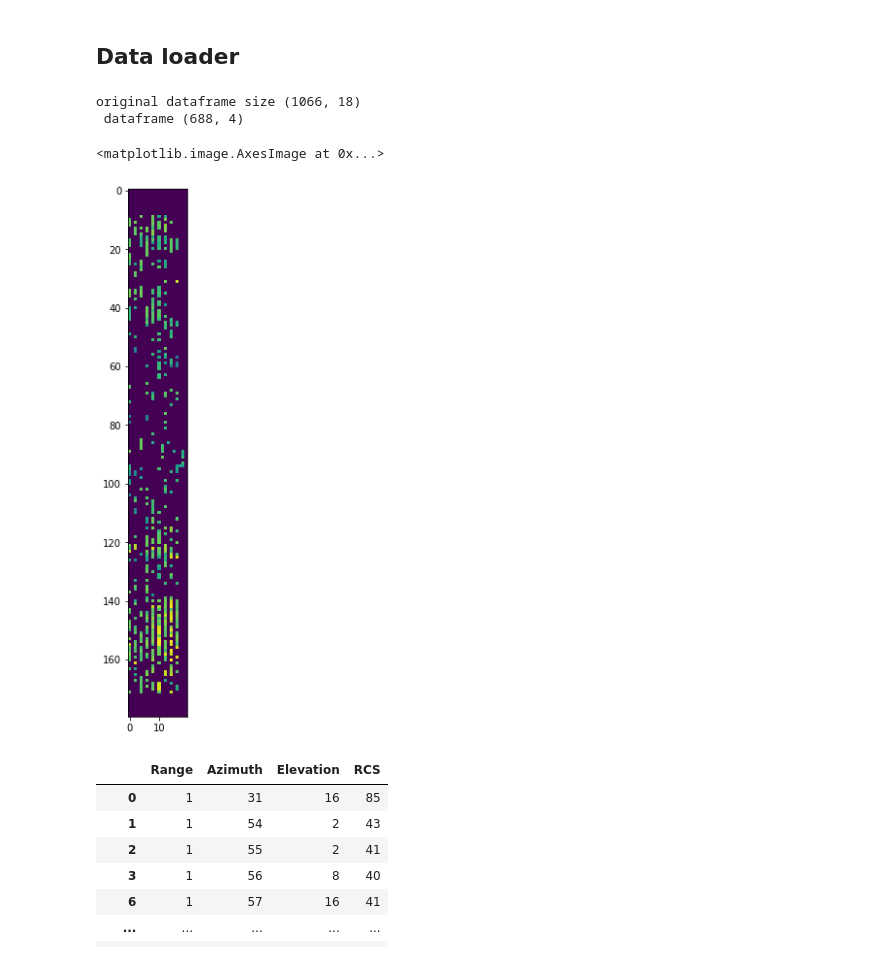
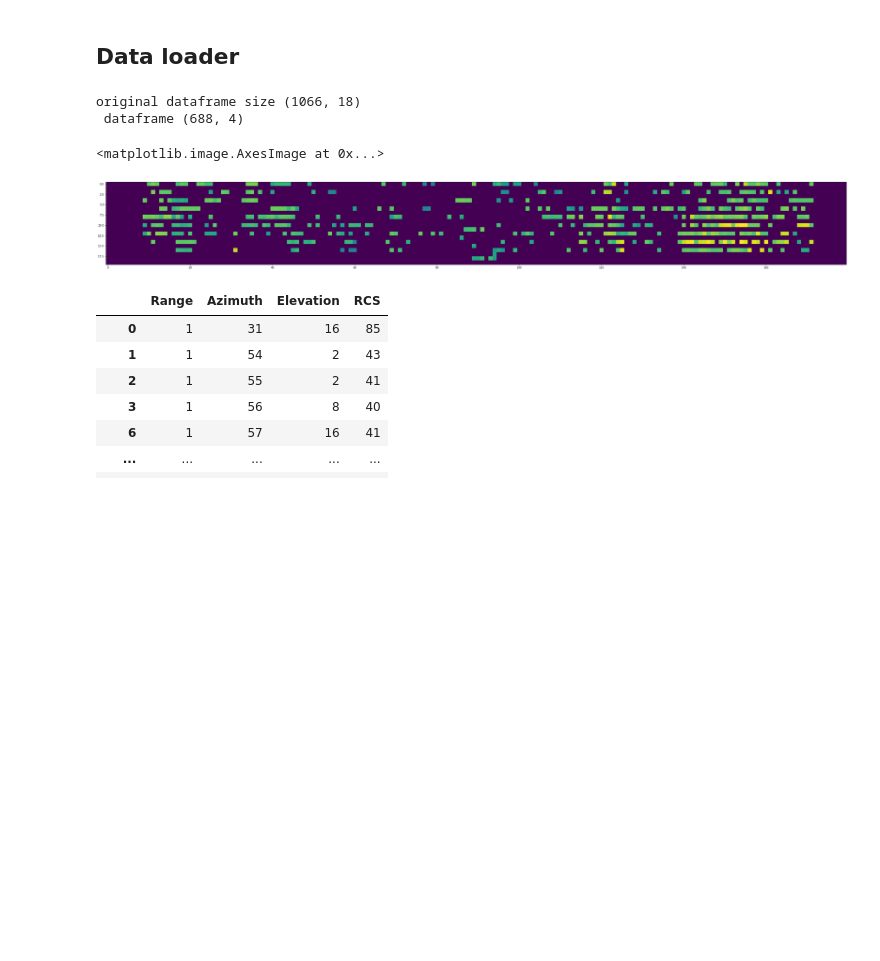
Before and after one commit to artinmajdi/PointCloud-Object-Detection-in-Autonomous-Driving, a Jupyter notebook: autoencoder.ipynb, the cells around one changed output. Cells and saved outputs as stored; diff of their text form; code cells hidden in the pictures; blank space fills up the shorter version.

```diff
--- a/autoencoder.ipynb
+++ b/autoencoder.ipynb
@@ -27,17 +27,17 @@ Jupyter environment detected. Enabling Open3D WebVisualizer.
 # %%
 dataloader = funcs.DataLoader(modality='Radar' , data_type='matrix')
 dataloader.get_data(filename='1_.txt')
 
 print('original dataframe size', dataloader.dataframe_original.shape)
 print(' dataframe',  dataloader.dataframe.shape )
 
 plt.figure(figsize=(50,10))
-plt.imshow(dataloader.data_matrix.T / dataloader.data_matrix.max() )
+plt.imshow(dataloader.data_matrix[:,:,0] / dataloader.data_matrix[:,:,0].max() )
 # %% [output]
 original dataframe size (1066, 18)
  dataframe (688, 4)
 <matplotlib.image.AxesImage at 0x...>
-[figure, old version]
+[figure, new version]
 # %%
 x,y,z = dataloader.spherical_to_cartesian( Azimuth_Angle=dataloader.dataframe.Azimuth , Elevation_Angle=dataloader.dataframe.Elevation - 10 , Range=dataloader.dataframe.Range )
 
```
Also changed, not shown: parts of 9 cells of this notebook, 1 other file.
